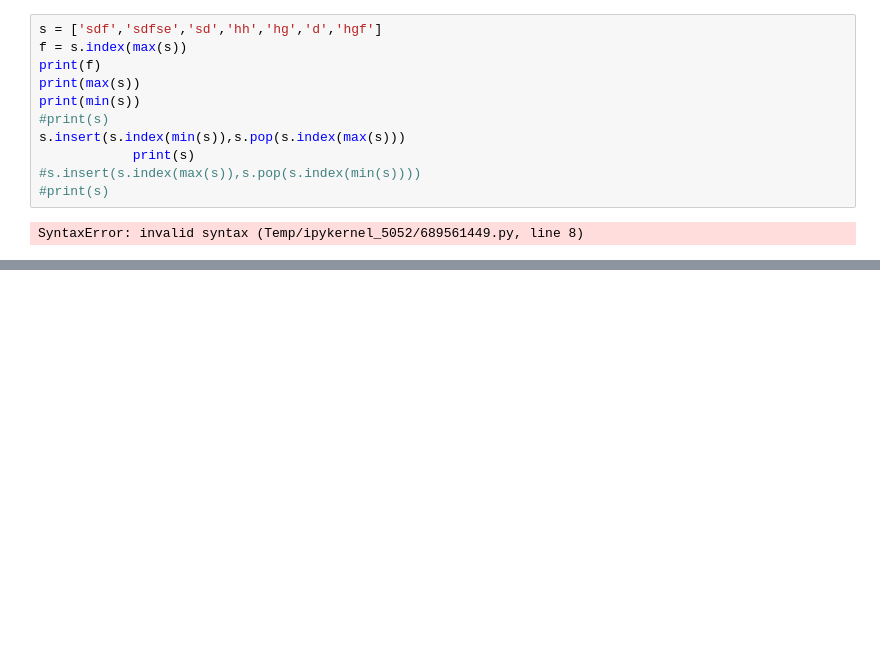
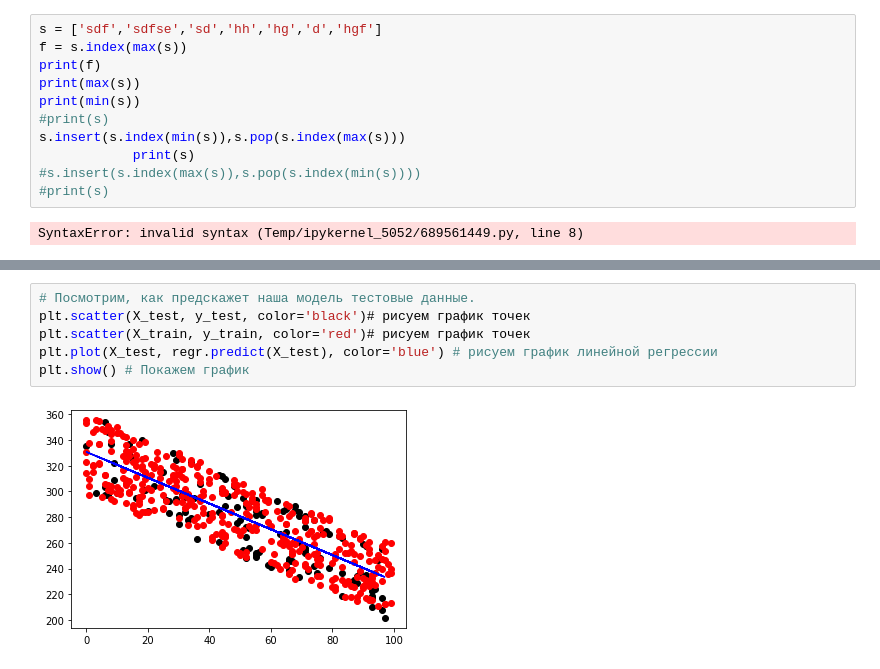
Before and after one commit to Ruben-Khchoyan/Zadaniya_in_Python, a Jupyter notebook: test.ipynb, the cells around one changed output, grey strips where cells are left out. Cells and saved outputs as stored; diff of their text form; blank space fills up the shorter version.

```diff
--- a/test.ipynb
+++ b/test.ipynb
@@ -26,0 +70,8 @@ SyntaxError: invalid syntax (Temp/ipykernel_5052/689561449.py, line 8)
+# %%
+# Посмотрим, как предскажет наша модель тестовые данные.
+plt.scatter(X_test, y_test, color='black')# рисуем график точек
+plt.scatter(X_train, y_train, color='red')# рисуем график точек
+plt.plot(X_test, regr.predict(X_test), color='blue') # рисуем график линейной регрессии
+plt.show() # Покажем график
+# %% [output]
+[figure, added]
```
Also changed, not shown: parts of 17 cells of this notebook, 3 other files.
